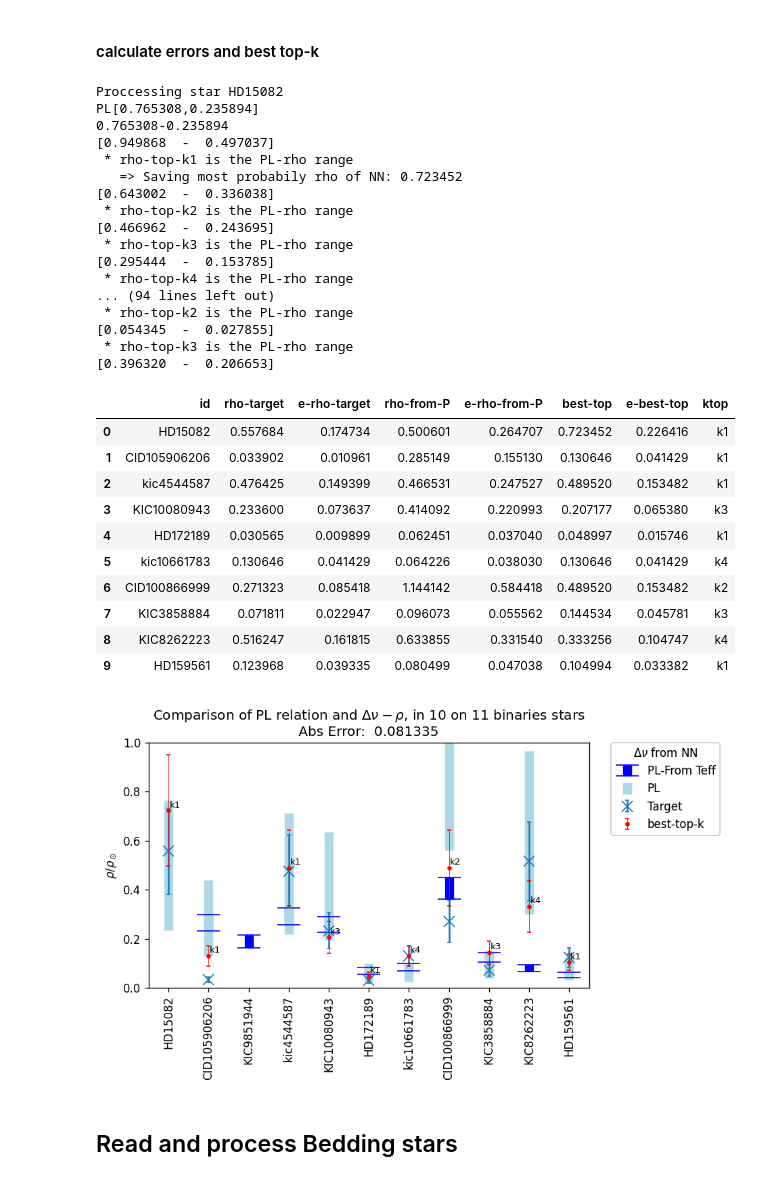
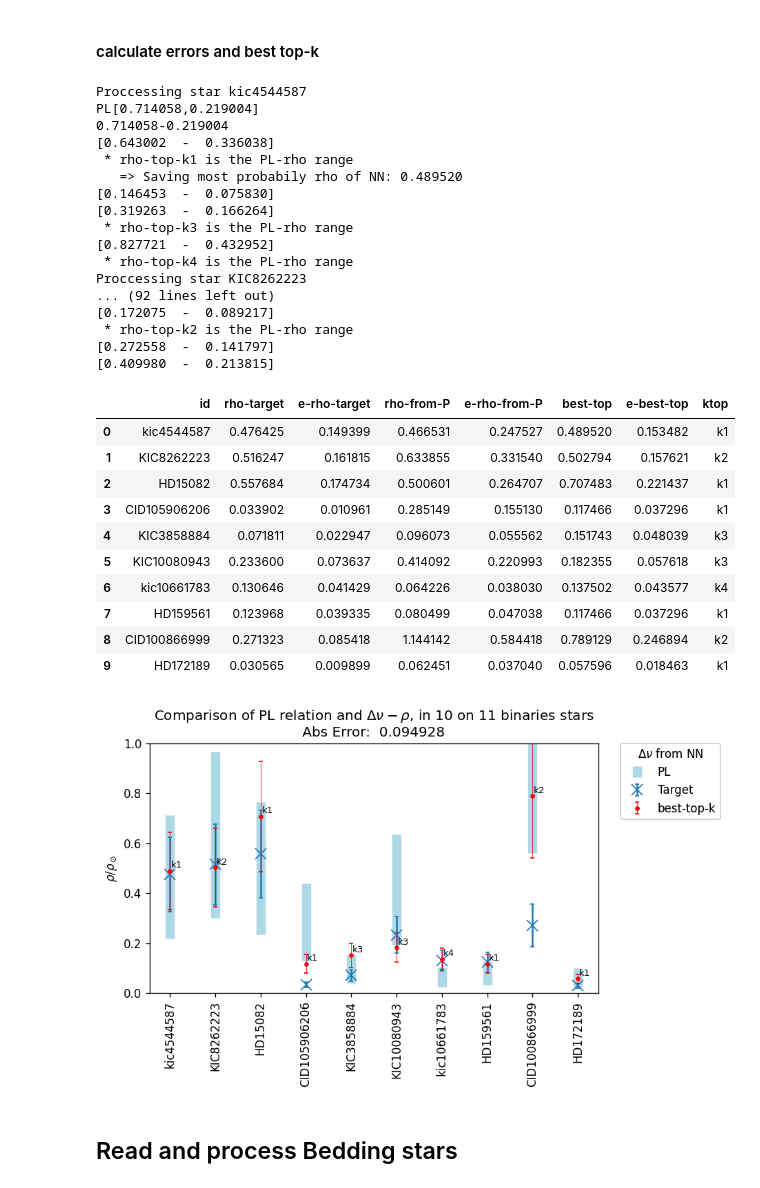
Before and after one commit to rmaestre/NN-Asteroseismology, a Jupyter notebook: astronn/notebooks/pl.ipynb, the cells around one changed output. Drawn from its saved outputs; the diff is of its cells as text; code cells hidden in the pictures.

Commit message:
Fix bug on rho range calculation

```diff
--- a/astronn/notebooks/pl.ipynb
+++ b/astronn/notebooks/pl.ipynb
@@ -147,8 +147,8 @@ Delta_nu == 1.300000 is a rho equal to 2.718226 +-(0.850010)
 # %%
 # Load model
 #sepconv_mod = tf.keras.models.load_model("/home/roberto/Projects/sepconvnn_tmp_400/")
-sepconv_mod = tf.keras.models.load_model("/home/roberto/Projects/sepconvnn_tmp_400_2/")
-#sepconv_mod = tf.keras.models.load_model("/tmp/sepconvnn_tmp_400")
+#sepconv_mod = tf.keras.models.load_model("/home/roberto/Projects/sepconvnn_tmp_400_2/")
+sepconv_mod = tf.keras.models.load_model("/tmp/sepconvnn_tmp_400")
 sepconv_mod.summary()
 # %% [output]
 Model: "sequential"
@@ -394,8 +394,8 @@ for star in df.take(11):  # take the 11 ds stars
 
         P = get_P(np.log10(L))
         p_e = p_error(log_L=np.log10(L))
-        rho_q_up = get_rho_from_P(P - p_e, Q=0.033)
-        rho_q_down = get_rho_from_P(P + p_e, Q=0.042)
+        rho_q_up = get_rho_from_P(P - p_e, Q=0.042)
+        rho_q_down = get_rho_from_P(P + p_e, Q=0.033)
         results[star[0].numpy()[0].decode("utf-8")][
             "rho-from-P-up-fromstarmodel"
         ] = rho_q_up
@@ -621,47 +628,36 @@ for index, row in df.iterrows():
 
 results_binaries
 # %% [output]
-Proccessing star HD15082
-PL[0.765308,0.235894]
-0.765308-0.235894
-[0.949868  -  0.497037]
+Proccessing star kic4544587
+PL[0.714058,0.219004]
+0.714058-0.219004
+[0.643002  -  0.336038]
  * rho-top-k1 is the PL-rho range
-   => Saving most probabily rho of NN: 0.723452
-[0.643002  -  0.336038]
+   => Saving most probabily rho of NN: 0.489520
+[0.146453  -  0.075830]
+[0.319263  -  0.166264]
+ * rho-top-k3 is the PL-rho range
+[0.827721  -  0.432952]
+ * rho-top-k4 is the PL-rho range
+Proccessing star KIC8262223
+... (92 lines left out)
+[0.172075  -  0.089217]
  * rho-top-k2 is the PL-rho range
-[0.466962  -  0.243695]
- * rho-top-k3 is the PL-rho range
-[0.295444  -  0.153785]
- * rho-top-k4 is the PL-rho range
-... (94 lines left out)
- * rho-top-k2 is the PL-rho range
-[0.054345  -  0.027855]
- * rho-top-k3 is the PL-rho range
-[0.396320  -  0.206653]
+[0.272558  -  0.141797]
+[0.409980  -  0.213815]
 |  | id | rho-target | e-rho-target | rho-from-P | e-rho-from-P | best-top | e-best-top | ktop |
-| 0 | HD15082 | 0.557684 | 0.174734 | 0.500601 | 0.264707 | 0.723452 | 0.226416 | k1 |
-| 1 | CID105906206 | 0.033902 | 0.010961 | 0.285149 | 0.155130 | 0.130646 | 0.041429 | k1 |
-| 2 | kic4544587 | 0.476425 | 0.149399 | 0.466531 | 0.247527 | 0.489520 | 0.153482 | k1 |
-| 3 | KIC10080943 | 0.233600 | 0.073637 | 0.414092 | 0.220993 | 0.207177 | 0.065380 | k3 |
-| 4 | HD172189 | 0.030565 | 0.009899 | 0.062451 | 0.037040 | 0.048997 | 0.015746 | k1 |
-| 5 | kic10661783 | 0.130646 | 0.041429 | 0.064226 | 0.038030 | 0.130646 | 0.041429 | k4 |
-| 6 | CID100866999 | 0.271323 | 0.085418 | 1.144142 | 0.584418 | 0.489520 | 0.153482 | k2 |
-| 7 | KIC3858884 | 0.071811 | 0.022947 | 0.096073 | 0.055562 | 0.144534 | 0.045781 | k3 |
-| 8 | KIC8262223 | 0.516247 | 0.161815 | 0.633855 | 0.331540 | 0.333256 | 0.104747 | k4 |
-| 9 | HD159561 | 0.123968 | 0.039335 | 0.080499 | 0.047038 | 0.104994 | 0.033382 | k1 |
+| 0 | kic4544587 | 0.476425 | 0.149399 | 0.466531 | 0.247527 | 0.489520 | 0.153482 | k1 |
+| 1 | KIC8262223 | 0.516247 | 0.161815 | 0.633855 | 0.331540 | 0.502794 | 0.157621 | k2 |
+| 2 | HD15082 | 0.557684 | 0.174734 | 0.500601 | 0.264707 | 0.707483 | 0.221437 | k1 |
+| 3 | CID105906206 | 0.033902 | 0.010961 | 0.285149 | 0.155130 | 0.117466 | 0.037296 | k1 |
+| 4 | KIC3858884 | 0.071811 | 0.022947 | 0.096073 | 0.055562 | 0.151743 | 0.048039 | k3 |
+| 5 | KIC10080943 | 0.233600 | 0.073637 | 0.414092 | 0.220993 | 0.182355 | 0.057618 | k3 |
+| 6 | kic10661783 | 0.130646 | 0.041429 | 0.064226 | 0.038030 | 0.137502 | 0.043577 | k4 |
+| 7 | HD159561 | 0.123968 | 0.039335 | 0.080499 | 0.047038 | 0.117466 | 0.037296 | k1 |
+| 8 | CID100866999 | 0.271323 | 0.085418 | 1.144142 | 0.584418 | 0.789129 | 0.246894 | k2 |
+| 9 | HD172189 | 0.030565 | 0.009899 | 0.062451 | 0.037040 | 0.057596 | 0.018463 | k1 |
 # %%
 plt.subplots(1, figsize=(7, 4), dpi=120)
-plt.errorbar(
-    df["id"],
-    (df["rho-from-P-up-fromstarmodel"] + df["rho-from-P-down-fromstarmodel"]) / 2,
-    df["rho-from-P-up-fromstarmodel"] - ((df["rho-from-P-up-fromstarmodel"] + df["rho-from-P-down-fromstarmodel"]) / 2),
-    elinewidth=8,
-    fmt="o",
-    markersize=0,
-    capsize=10,
-    label="PL-From Teff",
-    color="blue",
-)
 plt.errorbar(
     results_binaries["id"],
     results_binaries["rho-from-P"],
@@ -686,34 +682,34 @@ plt.errorbar(
     results_binaries["id"],
     results_binaries["best-top"],
     results_binaries["e-best-top"],
     elinewidth=0.5,
     markersize=3,
     capsize=2,
     fmt="o",
     color="red",
     label="best-top-k",
 )
 for xpos, ypos, name in zip(results_binaries["id"], results_binaries["best-top"], results_binaries["ktop"]):
     plt.annotate(name, (xpos, ypos), xytext=(1, 1), va='bottom', textcoords='offset points', size=8)
 
 plt.xticks(rotation=90)
 
 legend1 = plt.legend(
     bbox_to_anchor=(1.05, 1),
     loc="upper left",
     borderaxespad=0.0,
     title=r"$\Delta\nu$ from NN",
 )
 plt.gca().add_artist(legend1)
 
 binaries_abs_error = np.mean(np.abs(results_binaries["rho-target"] - results_binaries["best-top"]))
 plt.ylabel("$\\rho / \\rho_\\odot$")
 plt.title("Comparison of PL relation and $\Delta\\nu-\\rho$, in %d on 11 binaries stars\n Abs Error:  %f " % (len(results_binaries), binaries_abs_error))
 
 plt.ylim(0, 1.0)
 plt.show()
 # %% [output]
-[figure, old version]
+[figure, new version]
 # %% [markdown]
 ## Read and process Bedding stars
 # %%
```
Also changed, not shown: parts of 15 cells of this notebook.
